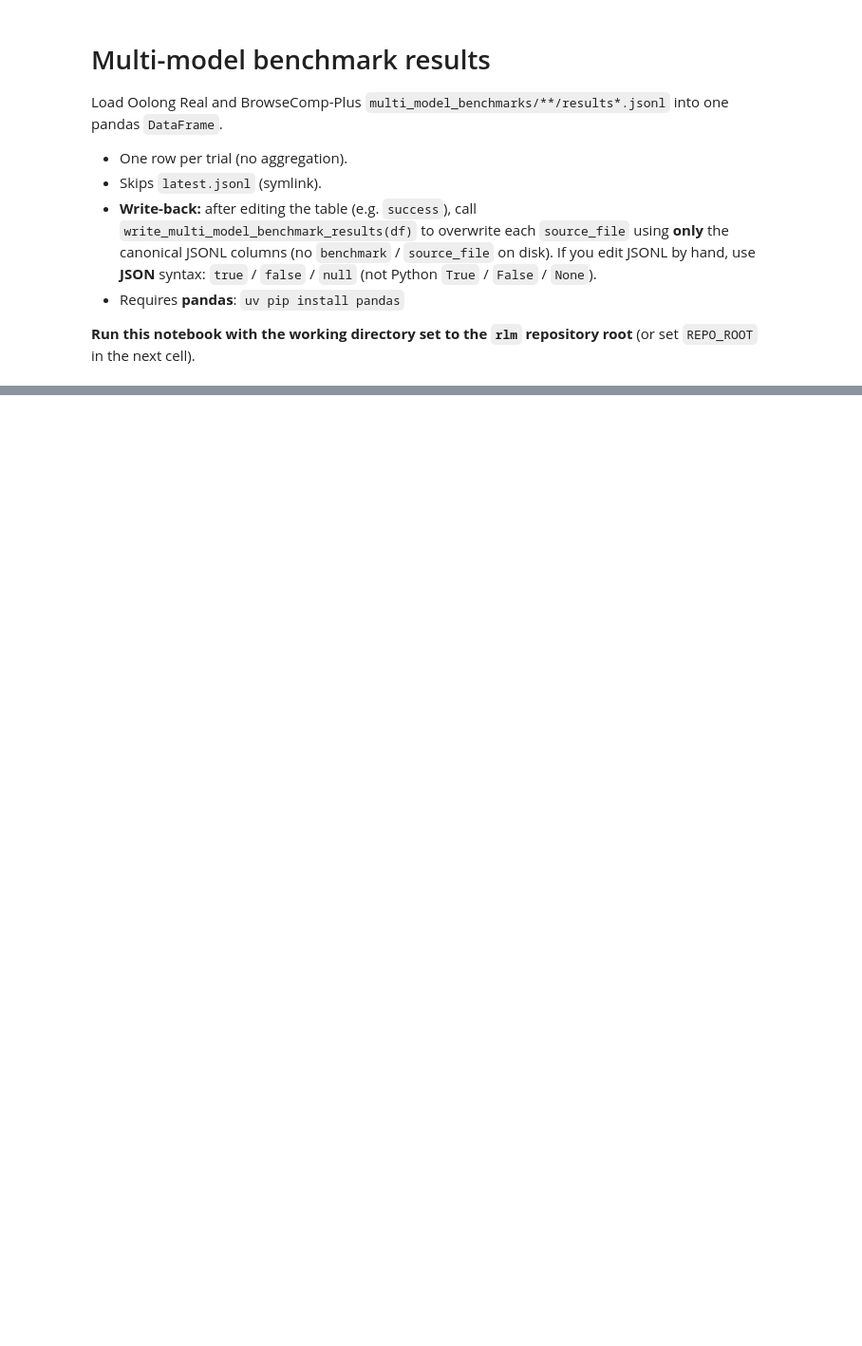
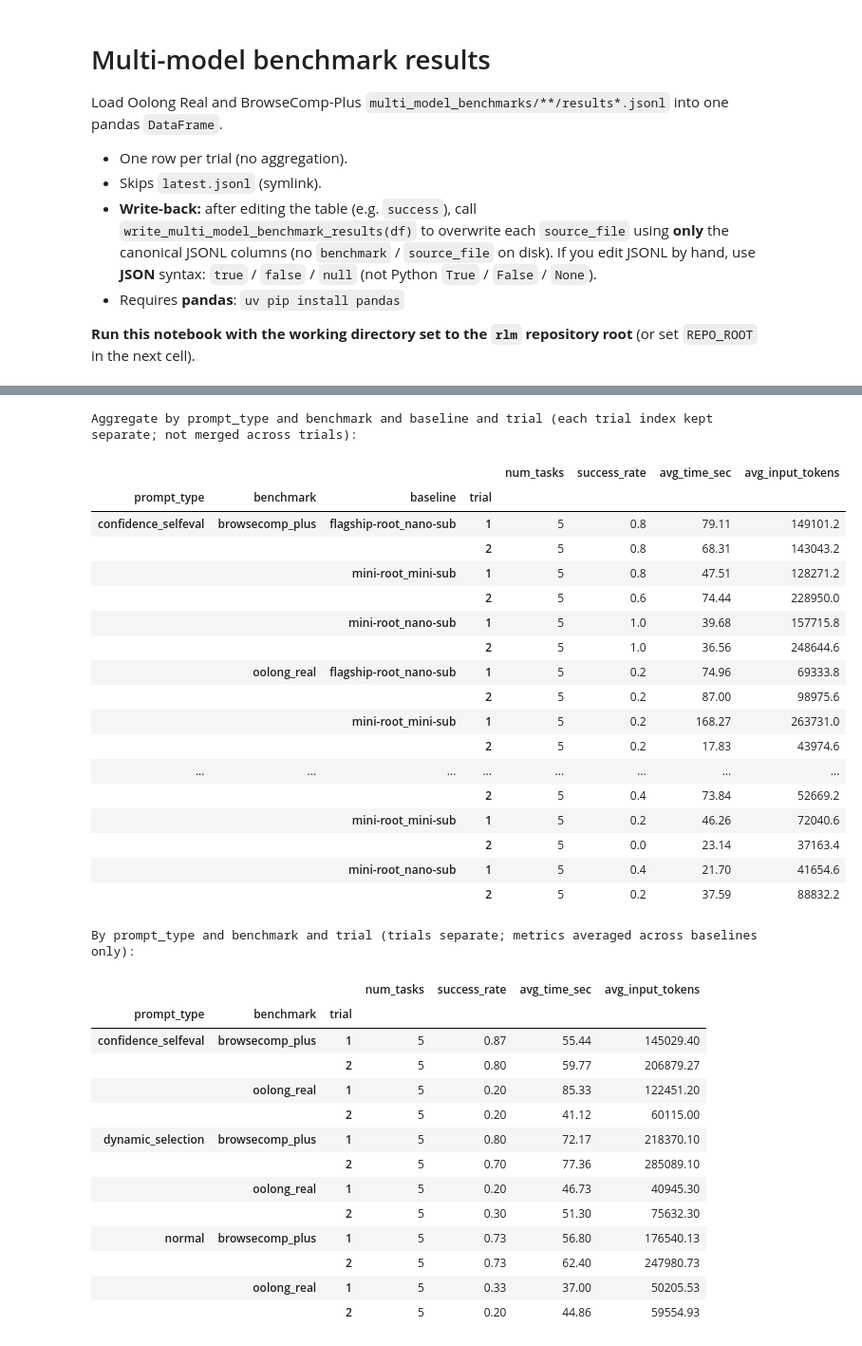
Before and after one commit to Dyu331/Recursive_Language_Model, a Jupyter notebook: load_multi_model_benchmark_results.ipynb, the cells around one changed output, grey strips where cells are left out. Shown at 95% size. Drawn from its saved outputs; the diff is of its cells as text; code cells hidden in the pictures; blank space fills up the shorter version.

```diff
--- a/load_multi_model_benchmark_results.ipynb
+++ b/load_multi_model_benchmark_results.ipynb
@@ -164,0 +214,55 @@ Aggregate by benchmark and baseline:
+# %%
+# Trial-separated aggregation: do not pool trial 1 and trial 2 into the same success_rate / time stats
+trial_sep_cols = [c for c in ("prompt_type", "benchmark", "baseline", "trial") if c in df.columns]
+if trial_sep_cols:
+    trial_separated_agg = df.groupby(trial_sep_cols).agg(**_get_agg_spec(df)).round(2)
+    print(
+        f"Aggregate by {' and '.join(trial_sep_cols)} "
+        "(each trial index kept separate; not merged across trials):"
+    )
+    display(trial_separated_agg)
+
+# Coarser view: same, but average across baselines while still separating trials
+trial_sep_pb = [c for c in ("prompt_type", "benchmark", "trial") if c in df.columns]
+if len(trial_sep_pb) == 3:
+    trial_sep_prompt_bench = df.groupby(trial_sep_pb).agg(**_get_agg_spec(df)).round(2)
+    print(
+        "\nBy prompt_type and benchmark and trial "
+        "(trials separate; metrics averaged across baselines only):"
+    )
+    display(trial_sep_prompt_bench)
+# %% [output]
+Aggregate by prompt_type and benchmark and baseline and trial (each trial index kept separate; not merged across trials):
+|  |  |  |  | num_tasks | success_rate | avg_time_sec | avg_input_tokens |
+| prompt_type | benchmark | baseline | trial |  |  |  |  |
+| confidence_selfeval | browsecomp_plus | flagship-root_nano-sub | 1 | 5 | 0.8 | 79.11 | 149101.2 |
+|  |  |  | 2 | 5 | 0.8 | 68.31 | 143043.2 |
+|  |  | mini-root_mini-sub | 1 | 5 | 0.8 | 47.51 | 128271.2 |
+|  |  |  | 2 | 5 | 0.6 | 74.44 | 228950.0 |
+|  |  | mini-root_nano-sub | 1 | 5 | 1.0 | 39.68 | 157715.8 |
+|  |  |  | 2 | 5 | 1.0 | 36.56 | 248644.6 |
+|  | oolong_real | flagship-root_nano-sub | 1 | 5 | 0.2 | 74.96 | 69333.8 |
+|  |  |  | 2 | 5 | 0.2 | 87.00 | 98975.6 |
+|  |  | mini-root_mini-sub | 1 | 5 | 0.2 | 168.27 | 263731.0 |
+|  |  |  | 2 | 5 | 0.2 | 17.83 | 43974.6 |
+| ... | ... | ... | ... | ... | ... | ... | ... |
+|  |  |  | 2 | 5 | 0.4 | 73.84 | 52669.2 |
+|  |  | mini-root_mini-sub | 1 | 5 | 0.2 | 46.26 | 72040.6 |
+|  |  |  | 2 | 5 | 0.0 | 23.14 | 37163.4 |
+|  |  | mini-root_nano-sub | 1 | 5 | 0.4 | 21.70 | 41654.6 |
+|  |  |  | 2 | 5 | 0.2 | 37.59 | 88832.2 |
+By prompt_type and benchmark and trial (trials separate; metrics averaged across baselines only):
+|  |  |  | num_tasks | success_rate | avg_time_sec | avg_input_tokens |
+| prompt_type | benchmark | trial |  |  |  |  |
+| confidence_selfeval | browsecomp_plus | 1 | 5 | 0.87 | 55.44 | 145029.40 |
+|  |  | 2 | 5 | 0.80 | 59.77 | 206879.27 |
+|  | oolong_real | 1 | 5 | 0.20 | 85.33 | 122451.20 |
+|  |  | 2 | 5 | 0.20 | 41.12 | 60115.00 |
+| dynamic_selection | browsecomp_plus | 1 | 5 | 0.80 | 72.17 | 218370.10 |
+|  |  | 2 | 5 | 0.70 | 77.36 | 285089.10 |
+|  | oolong_real | 1 | 5 | 0.20 | 46.73 | 40945.30 |
+|  |  | 2 | 5 | 0.30 | 51.30 | 75632.30 |
+| normal | browsecomp_plus | 1 | 5 | 0.73 | 56.80 | 176540.13 |
+|  |  | 2 | 5 | 0.73 | 62.40 | 247980.73 |
+|  | oolong_real | 1 | 5 | 0.33 | 37.00 | 50205.53 |
+|  |  | 2 | 5 | 0.20 | 44.86 | 59554.93 |
```
Also changed, not shown: parts of 5 cells of this notebook, 18 other files.
